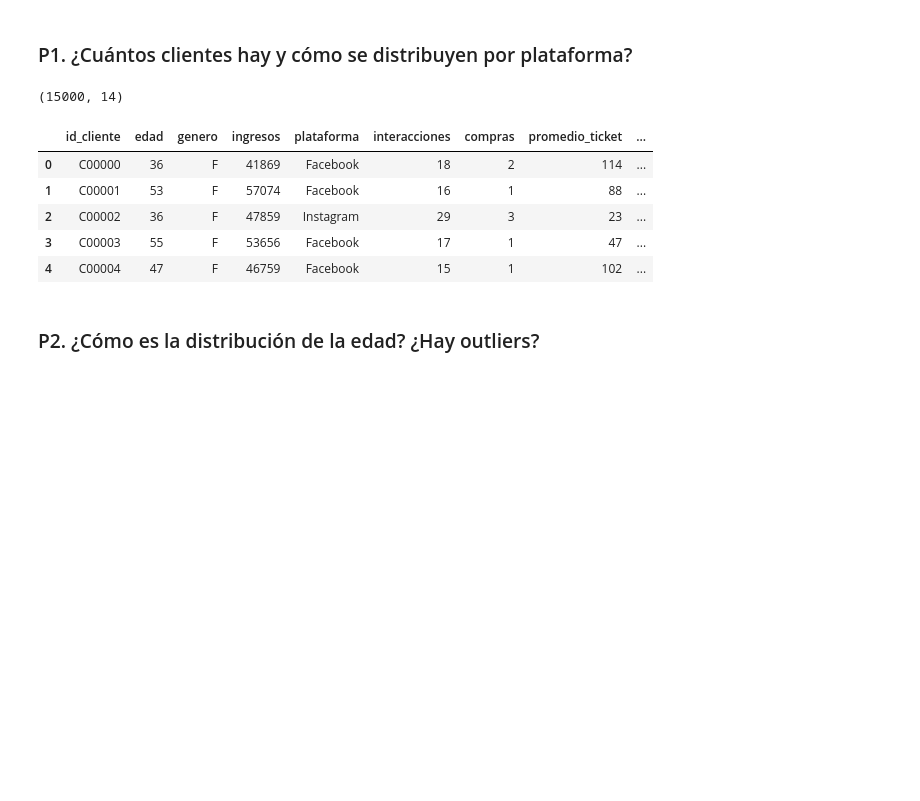
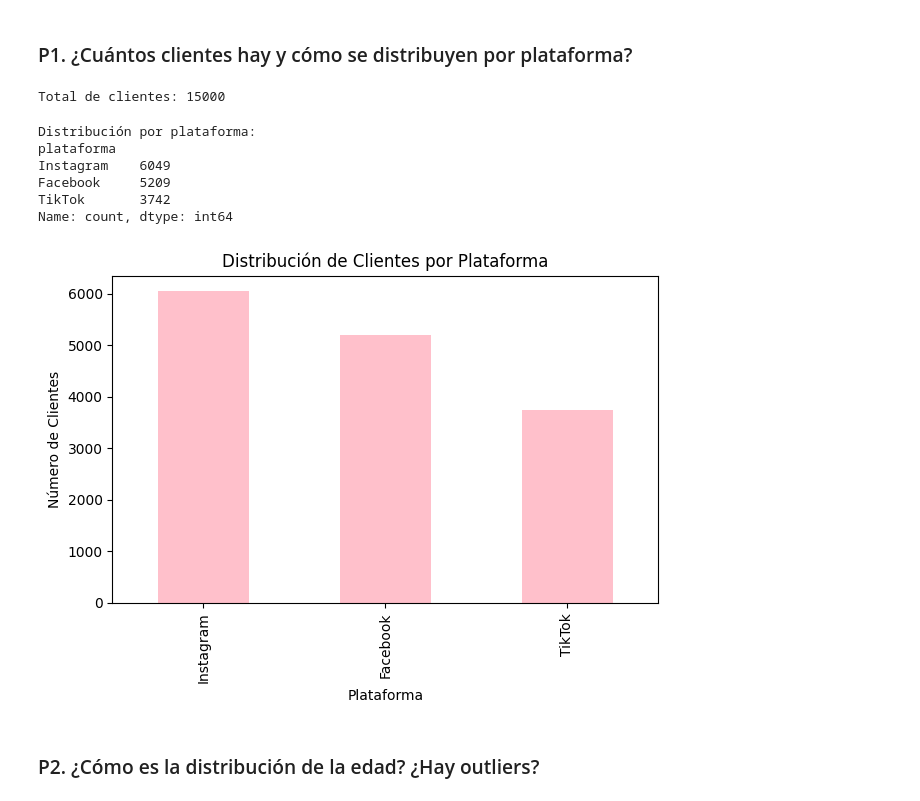
Before and after one commit to Natyrios/IntroMarketingAnalytics, a Jupyter notebook: Segundo Corte/Nataly_Rios_preparcial.ipynb, the cells around one changed output. Saved outputs shown, nothing was run; the diff lists cells and outputs as text; code cells hidden in the pictures; blank space fills up the shorter version.

```diff
--- a/Segundo Corte/Nataly_Rios_preparcial.ipynb
+++ b/Segundo Corte/Nataly_Rios_preparcial.ipynb
@@ -59,16 +60,33 @@ dtypes: int64(9), object(5)
 memory usage: 1.6+ MB
 # %% [markdown]
 ### P1. ¿Cuántos clientes hay y cómo se distribuyen por plataforma?
-# %%
-print(df.shape)
-df.head()
-# %% [output]
-(15000, 14)
-|  | id_cliente | edad | genero | ingresos | plataforma | interacciones | compras | promedio_ticket | ... |
-| 0 | C00000 | 36 | F | 41869 | Facebook | 18 | 2 | 114 | ... |
-| 1 | C00001 | 53 | F | 57074 | Facebook | 16 | 1 | 88 | ... |
-| 2 | C00002 | 36 | F | 47859 | Instagram | 29 | 3 | 23 | ... |
-| 3 | C00003 | 55 | F | 53656 | Facebook | 17 | 1 | 47 | ... |
-| 4 | C00004 | 47 | F | 46759 | Facebook | 15 | 1 | 102 | ... |
+# %%
+total_clientes = clientes['id_cliente'].nunique()
+print(f"Total de clientes: {total_clientes}")
+# %% [output]
+Total de clientes: 15000
+# %%
+distribucion = clientes['plataforma'].value_counts()
+print("Distribución por plataforma:")
+print(distribucion)
+# %% [output]
+Distribución por plataforma:
+plataforma
+Instagram    6049
+Facebook     5209
+TikTok       3742
+Name: count, dtype: int64
+# %%
+import matplotlib.pyplot as plt
+
+distribucion.plot(kind='bar', color='pink')
+plt.title('Distribución de Clientes por Plataforma')
+plt.xlabel('Plataforma')
+plt.ylabel('Número de Clientes')
+plt.xticks(rotation=90)
+plt.tight_layout()
+plt.show()
+# %% [output]
+[figure, added]
 # %% [markdown]
 ### P2. ¿Cómo es la distribución de la edad? ¿Hay outliers?
```
Also changed, not shown: parts of 43 cells of this notebook.
